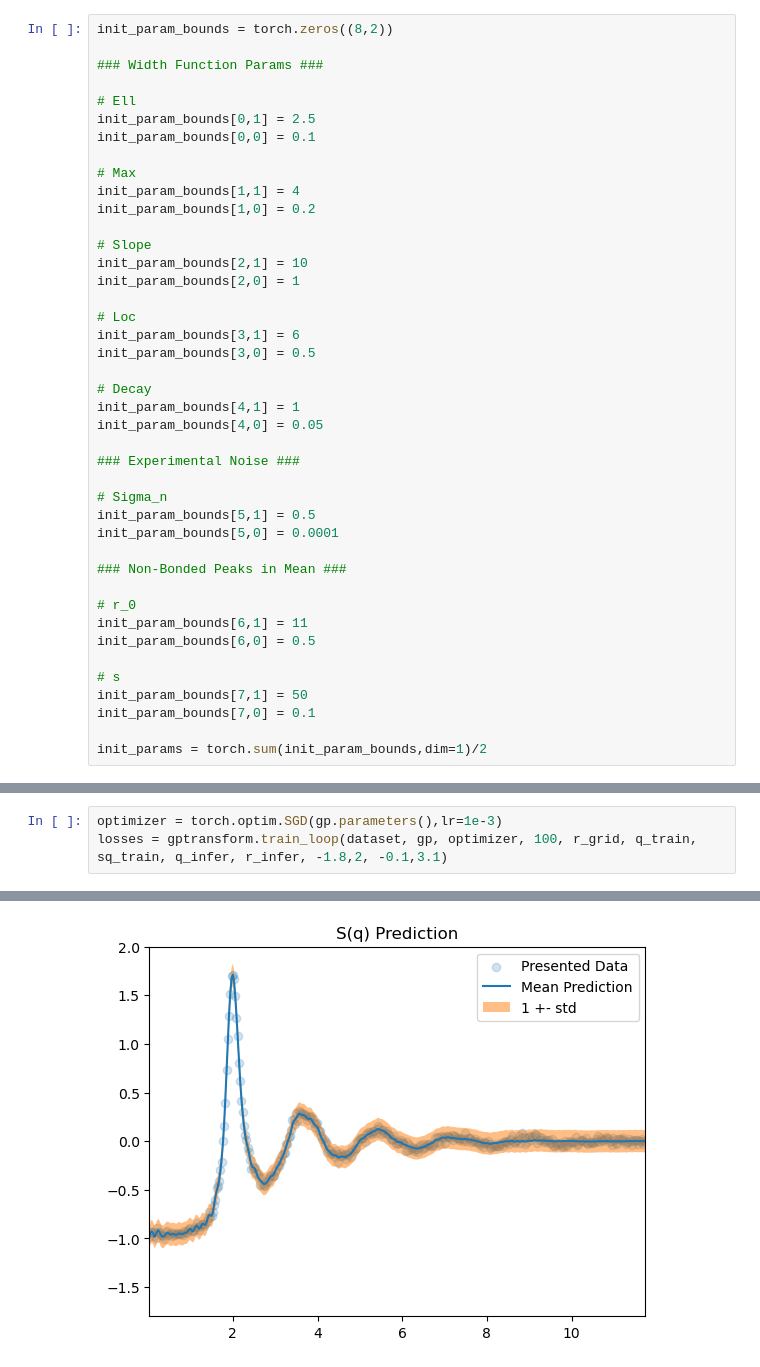
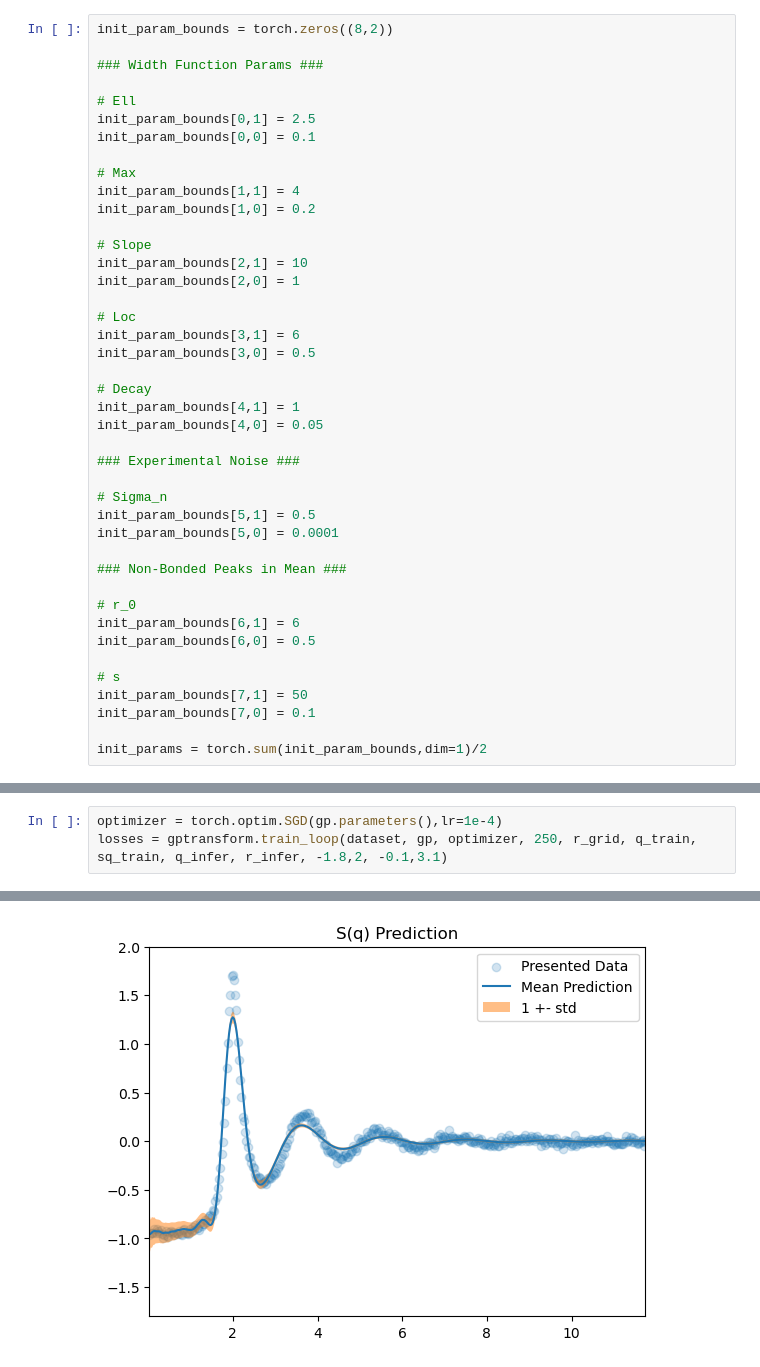
Before and after one commit to WinstonWinstonWinston/GaussianProcessFourierTransform, a Jupyter notebook: Argon/85 K/GPFT Training.ipynb, the cells around one changed output, grey strips where cells are left out. Saved outputs shown, nothing was run; the diff lists cells and outputs as text.

```diff
--- a/Argon/85 K/GPFT Training.ipynb
+++ b/Argon/85 K/GPFT Training.ipynb
@@ -51,7 +46,7 @@ init_param_bounds[5,0] = 0.0001
 ### Non-Bonded Peaks in Mean ###
 
 # r_0
-init_param_bounds[6,1] = 11
+init_param_bounds[6,1] = 6
 init_param_bounds[6,0] = 0.5
 
 # s
@@ -101,5 +96,5 @@ r_0:     5.750000
 s:       25.050001
 # %%
-optimizer = torch.optim.SGD(gp.parameters(),lr=1e-3)
-losses = gptransform.train_loop(dataset, gp, optimizer, 100, r_grid, q_train, sq_train, q_infer, r_infer, -1.8,2, -0.1,3.1)
+optimizer = torch.optim.SGD(gp.parameters(),lr=1e-4)
+losses = gptransform.train_loop(dataset, gp, optimizer, 250, r_grid, q_train, sq_train, q_infer, r_infer, -1.8,2, -0.1,3.1)
 # %% [output]
@@ -127 +122 @@ Minutes Taken Since Last Report: 2.364841
-[figure, old version]
+[figure, new version]
```
Also changed, not shown: parts of 9 cells of this notebook, 5 other files.
